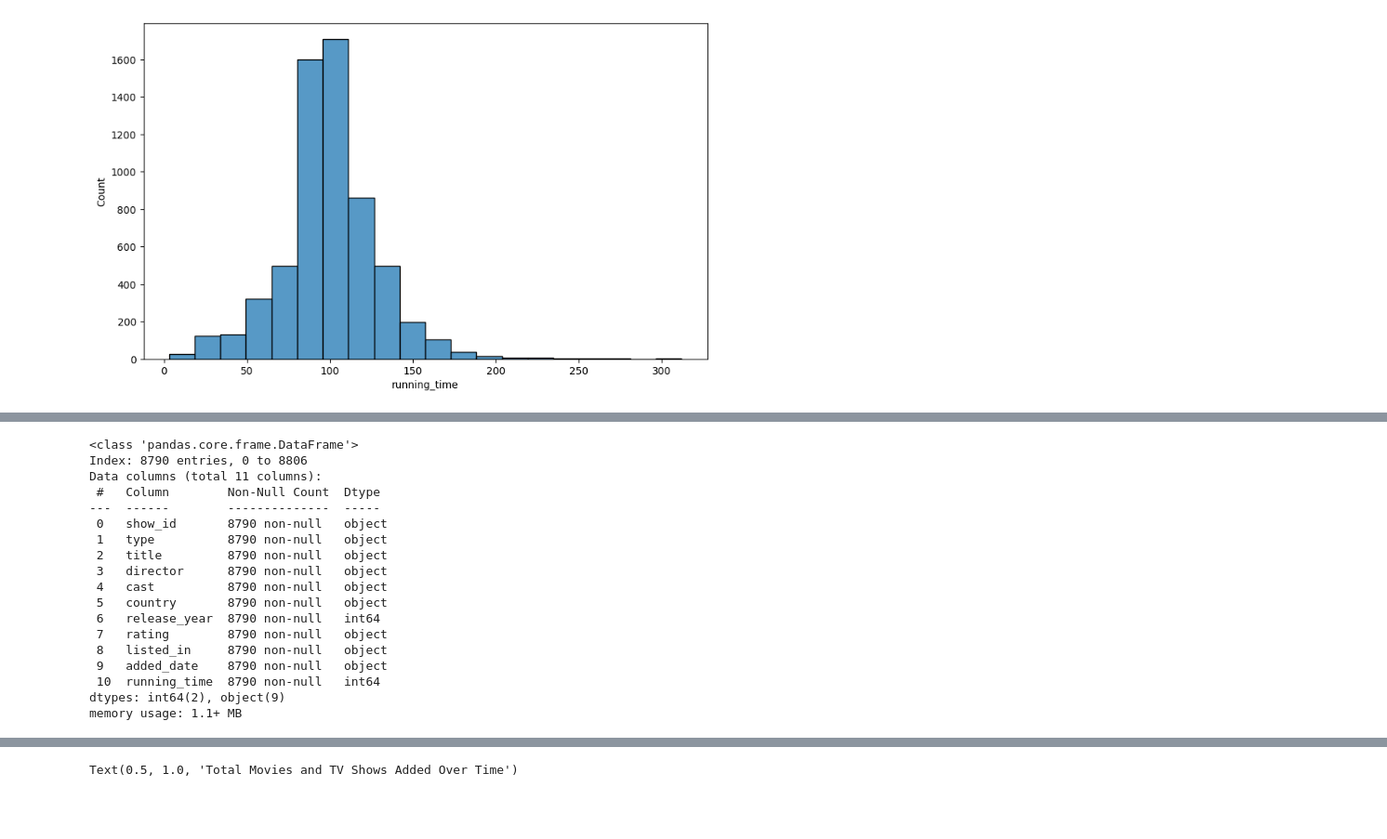
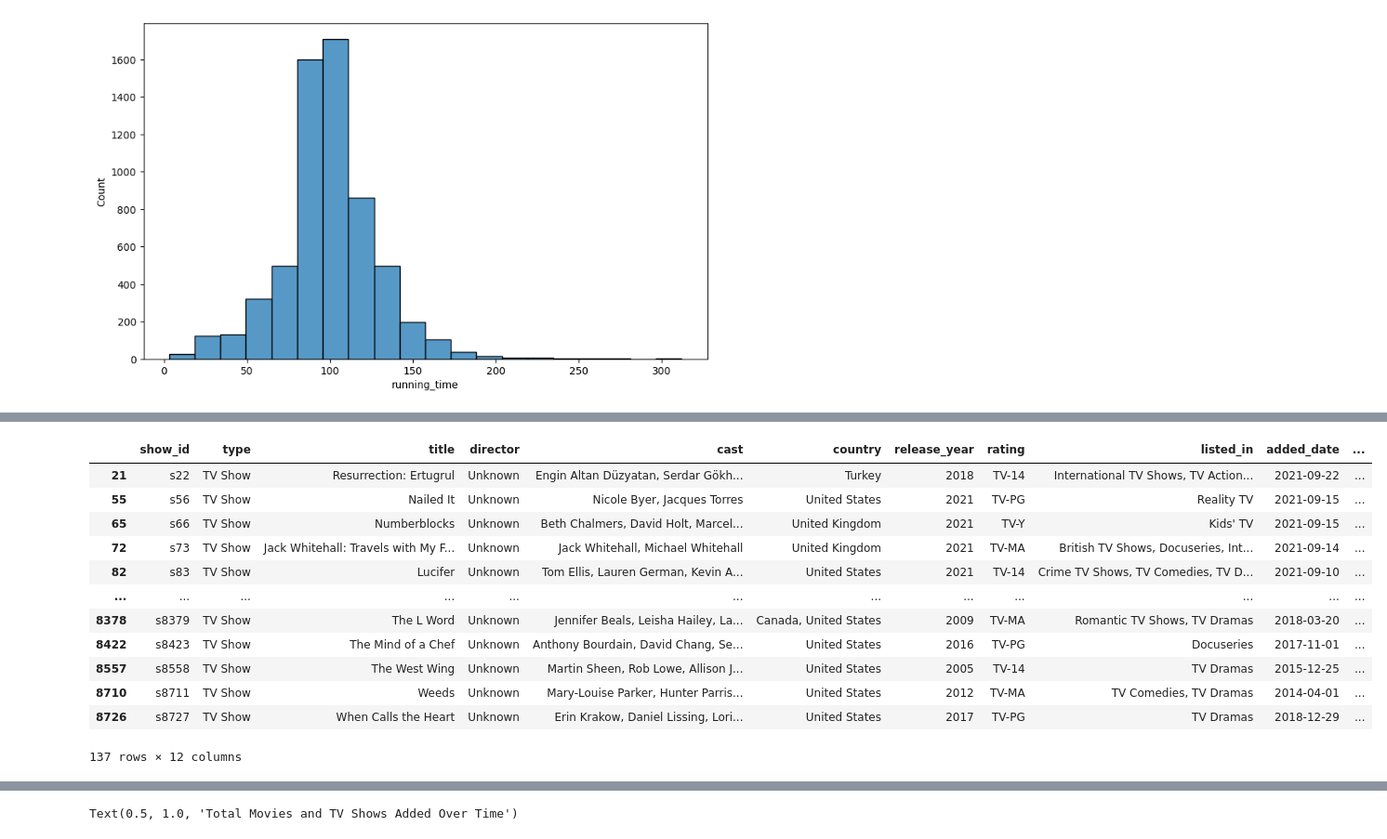
Before and after one commit to akshaykumar2972/Netflix-Data-Analysis, a Jupyter notebook: Netflix_Data_Analysis.ipynb, the cells around one changed output, grey strips where cells are left out. Shown at 93% size. Cells and saved outputs as stored; diff of their text form; code cells hidden in the pictures; blank space fills up the shorter version.

```diff
--- a/Netflix_Data_Analysis.ipynb
+++ b/Netflix_Data_Analysis.ipynb
@@ -328,21 +330,0 @@ df['added_date'].nunique()
-# %%
-df.info()
-# %% [output]
-<class 'pandas.core.frame.DataFrame'>
-Index: 8790 entries, 0 to 8806
-Data columns (total 11 columns):
- #   Column        Non-Null Count  Dtype
----  ------        --------------  -----
- 0   show_id       8790 non-null   object
- 1   type          8790 non-null   object
- 2   title         8790 non-null   object
- 3   director      8790 non-null   object
- 4   cast          8790 non-null   object
- 5   country       8790 non-null   object
- 6   release_year  8790 non-null   int64
- 7   rating        8790 non-null   object
- 8   listed_in     8790 non-null   object
- 9   added_date    8790 non-null   object
- 10  running_time  8790 non-null   int64
-dtypes: int64(2), object(9)
-memory usage: 1.1+ MB
@@ -350,0 +331,16 @@ string = '2021-09-25'
+# %%
+df[df['type']=='TV Show'][(df['running_time'] >= 5) & (df['running_time'] < 9)]
+# %% [output]
+|  | show_id | type | title | director | cast | country | release_year | rating | listed_in | added_date | ... |
+| 21 | s22 | TV Show | Resurrection: Ertugrul | Unknown | Engin Altan Düzyatan, Serdar Gökh... | Turkey | 2018 | TV-14 | International TV Shows, TV Action... | 2021-09-22 | ... |
+| 55 | s56 | TV Show | Nailed It | Unknown | Nicole Byer, Jacques Torres | United States | 2021 | TV-PG | Reality TV | 2021-09-15 | ... |
+| 65 | s66 | TV Show | Numberblocks | Unknown | Beth Chalmers, David Holt, Marcel... | United Kingdom | 2021 | TV-Y | Kids' TV | 2021-09-15 | ... |
+| 72 | s73 | TV Show | Jack Whitehall: Travels with My F... | Unknown | Jack Whitehall, Michael Whitehall | United Kingdom | 2021 | TV-MA | British TV Shows, Docuseries, Int... | 2021-09-14 | ... |
+| 82 | s83 | TV Show | Lucifer | Unknown | Tom Ellis, Lauren German, Kevin A... | United States | 2021 | TV-14 | Crime TV Shows, TV Comedies, TV D... | 2021-09-10 | ... |
+| ... | ... | ... | ... | ... | ... | ... | ... | ... | ... | ... | ... |
+| 8378 | s8379 | TV Show | The L Word | Unknown | Jennifer Beals, Leisha Hailey, La... | Canada, United States | 2009 | TV-MA | Romantic TV Shows, TV Dramas | 2018-03-20 | ... |
+| 8422 | s8423 | TV Show | The Mind of a Chef | Unknown | Anthony Bourdain, David Chang, Se... | United States | 2016 | TV-PG | Docuseries | 2017-11-01 | ... |
+| 8557 | s8558 | TV Show | The West Wing | Unknown | Martin Sheen, Rob Lowe, Allison J... | United States | 2005 | TV-14 | TV Dramas | 2015-12-25 | ... |
+| 8710 | s8711 | TV Show | Weeds | Unknown | Mary-Louise Parker, Hunter Parris... | United States | 2012 | TV-MA | TV Comedies, TV Dramas | 2014-04-01 | ... |
+| 8726 | s8727 | TV Show | When Calls the Heart | Unknown | Erin Krakow, Daniel Lissing, Lori... | United States | 2017 | TV-PG | TV Dramas | 2018-12-29 | ... |
+137 rows × 12 columns
```
Also changed, not shown: parts of 4 cells of this notebook.
